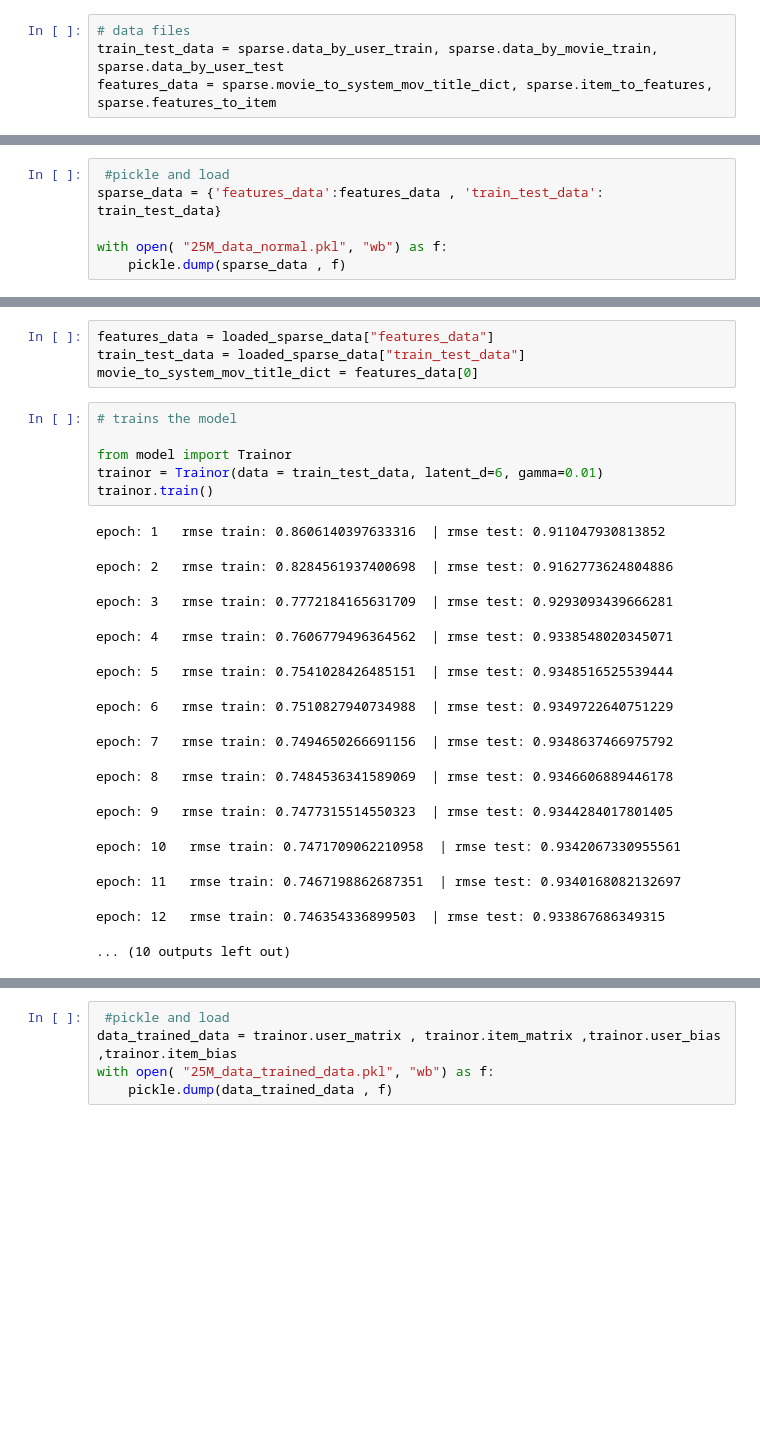
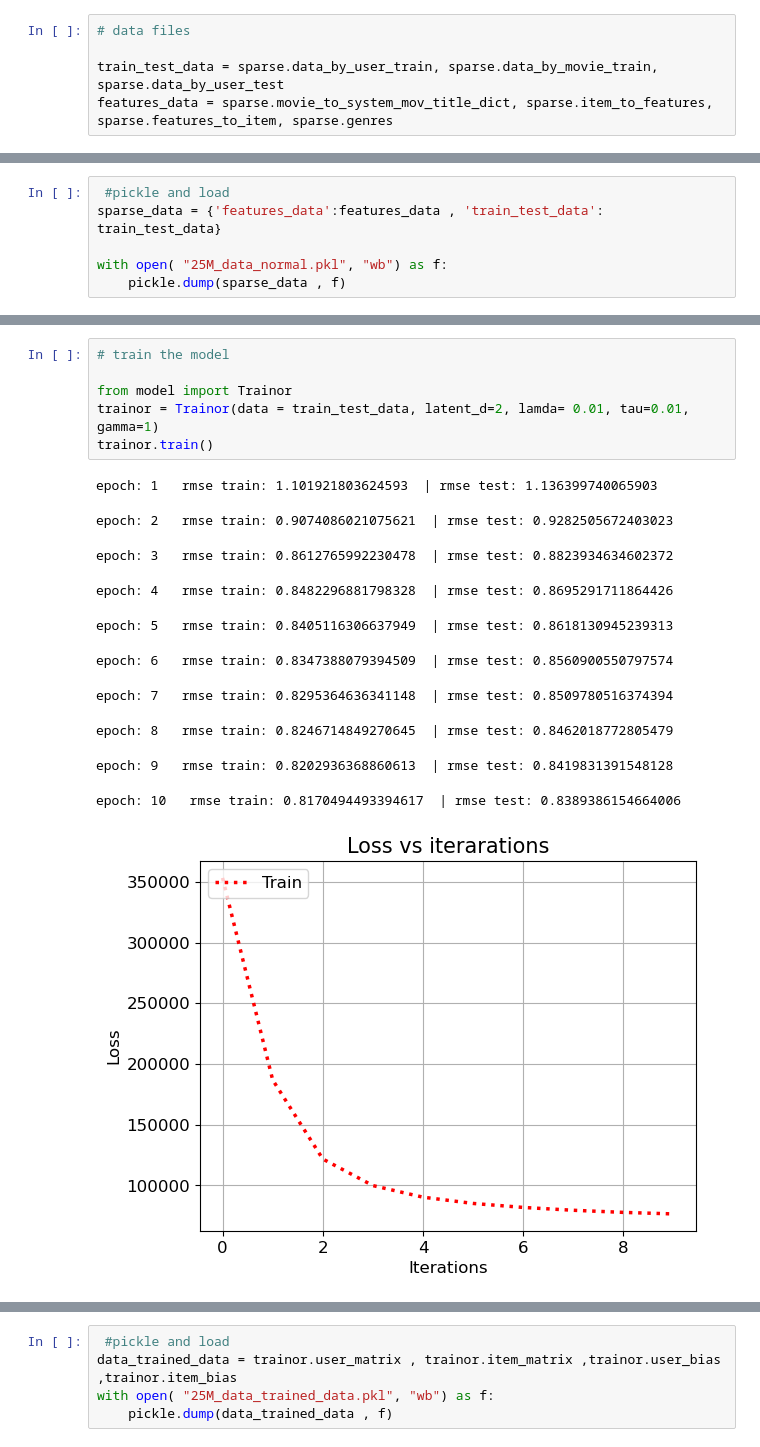
Before and after one commit to soot-bit/MovieRecommender, a Jupyter notebook: main.ipynb, the cells around one changed output, grey strips where cells are left out. Cells and saved outputs as stored; diff of their text form; blank space fills up the shorter version.

```diff
--- a/main.ipynb
+++ b/main.ipynb
@@ -48,4 +59,5 @@ sparse.plot_scatter()
 # %%
 # data files
+
 train_test_data = sparse.data_by_user_train, sparse.data_by_movie_train, sparse.data_by_user_test
-features_data = sparse.movie_to_system_mov_title_dict, sparse.item_to_features, sparse.features_to_item
+features_data = sparse.movie_to_system_mov_title_dict, sparse.item_to_features, sparse.features_to_item, sparse.genres
@@ -62,24 +91,18 @@ with open("25M_data_normal.pkl", "rb") as f:
-# %%
-features_data = loaded_sparse_data["features_data"]
-train_test_data = loaded_sparse_data["train_test_data"]
-movie_to_system_mov_title_dict = features_data[0]
 # %%
-# trains the model
+# train the model
 
 from model import Trainor
-trainor = Trainor(data = train_test_data, latent_d=6, gamma=0.01)
+trainor = Trainor(data = train_test_data, latent_d=2, lamda= 0.01, tau=0.01, gamma=1)
 trainor.train()
 # %% [output]
-epoch: 1   rmse train: 0.8606140397633316  | rmse test: 0.911047930813852
+epoch: 1   rmse train: 1.101921803624593  | rmse test: 1.136399740065903
-epoch: 2   rmse train: 0.8284561937400698  | rmse test: 0.9162773624804886
+epoch: 2   rmse train: 0.9074086021075621  | rmse test: 0.9282505672403023
-epoch: 3   rmse train: 0.7772184165631709  | rmse test: 0.9293093439666281
+epoch: 3   rmse train: 0.8612765992230478  | rmse test: 0.8823934634602372
-epoch: 4   rmse train: 0.7606779496364562  | rmse test: 0.9338548020345071
+epoch: 4   rmse train: 0.8482296881798328  | rmse test: 0.8695291711864426
-epoch: 5   rmse train: 0.7541028426485151  | rmse test: 0.9348516525539444
+epoch: 5   rmse train: 0.8405116306637949  | rmse test: 0.8618130945239313
-epoch: 6   rmse train: 0.7510827940734988  | rmse test: 0.9349722640751229
+epoch: 6   rmse train: 0.8347388079394509  | rmse test: 0.8560900550797574
-epoch: 7   rmse train: 0.7494650266691156  | rmse test: 0.9348637466975792
+epoch: 7   rmse train: 0.8295364636341148  | rmse test: 0.8509780516374394
-epoch: 8   rmse train: 0.7484536341589069  | rmse test: 0.9346606889446178
+epoch: 8   rmse train: 0.8246714849270645  | rmse test: 0.8462018772805479
-epoch: 9   rmse train: 0.7477315514550323  | rmse test: 0.9344284017801405
+epoch: 9   rmse train: 0.8202936368860613  | rmse test: 0.8419831391548128
-epoch: 10   rmse train: 0.7471709062210958  | rmse test: 0.9342067330955561
+epoch: 10   rmse train: 0.8170494493394617  | rmse test: 0.8389386154664006
-epoch: 11   rmse train: 0.7467198862687351  | rmse test: 0.9340168082132697
-epoch: 12   rmse train: 0.746354336899503  | rmse test: 0.933867686349315
-... (10 outputs left out)
+[figure, added]
```
Also changed, not shown: parts of 20 cells of this notebook.
